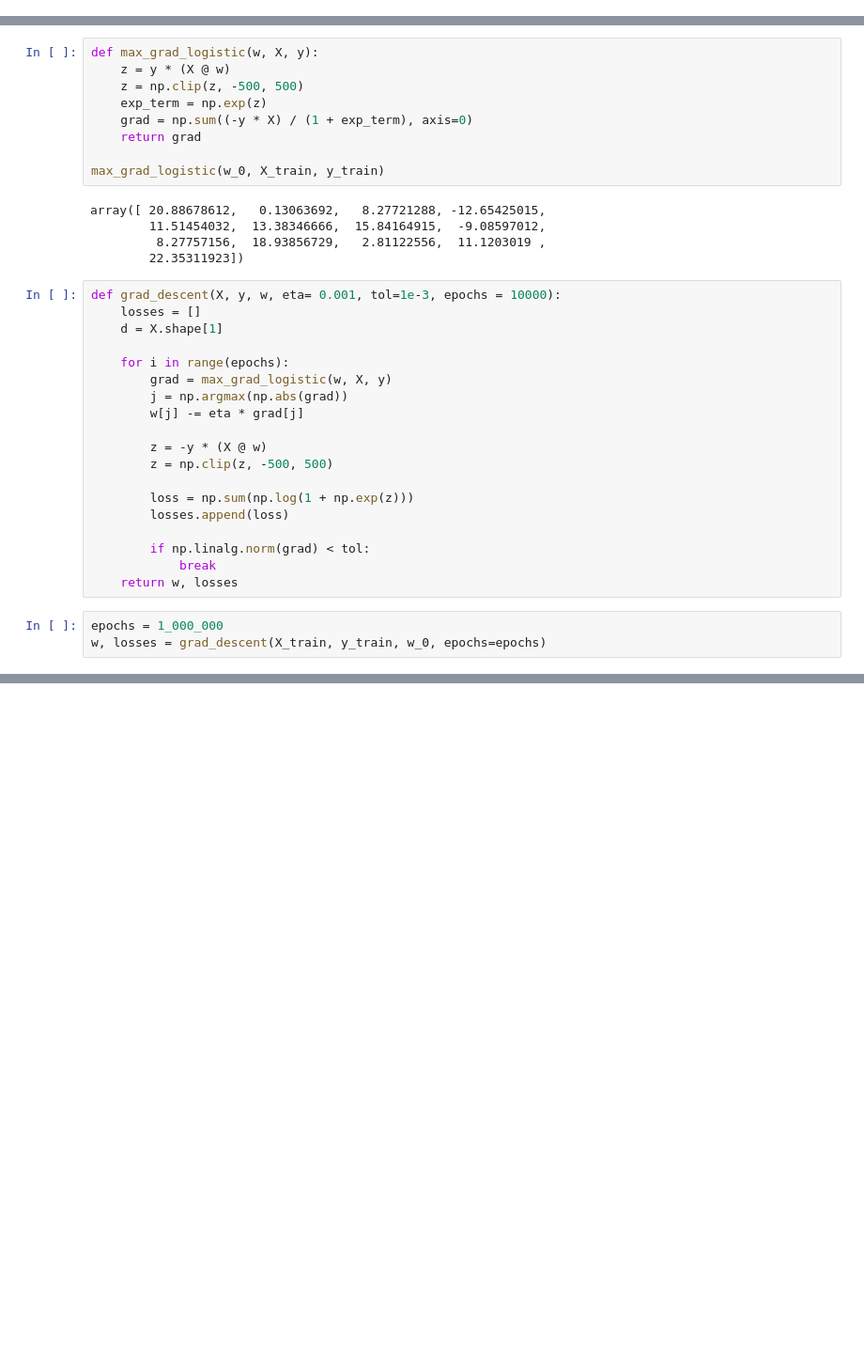
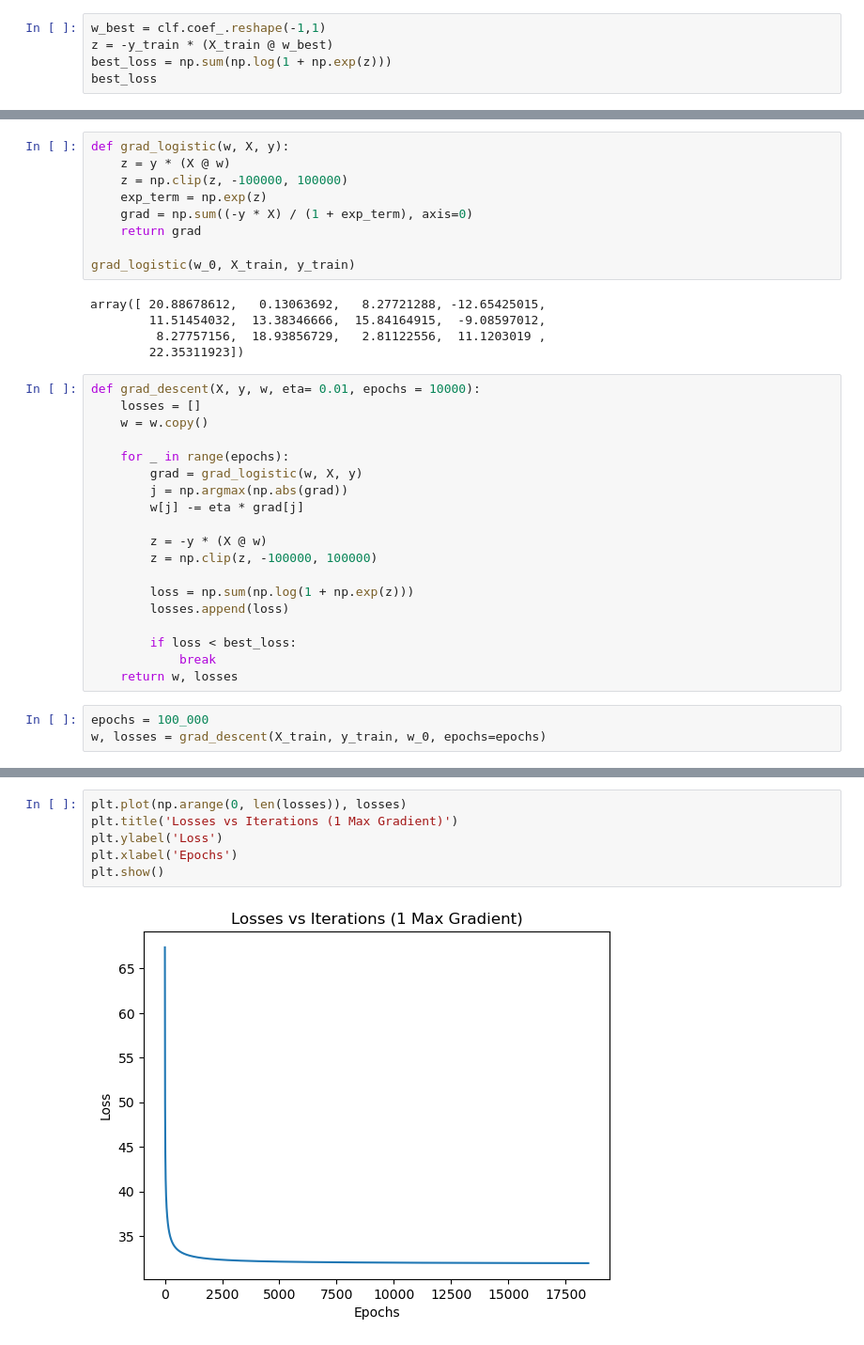
Before and after one commit to raoguchi/COORDINATE_DESC_C251, a Jupyter notebook: code.ipynb, the cells around one changed output, grey strips where cells are left out. Shown: that part at 94% size. Cells and saved outputs as stored; diff of their text form; blank space fills up the shorter version.

```diff
--- a/code.ipynb
+++ b/code.ipynb
@@ -73,0 +66,5 @@ round(loss, 5)
+# %%
+w_best = clf.coef_.reshape(-1,1)
+z = -y_train * (X_train @ w_best)
+best_loss = np.sum(np.log(1 + np.exp(z)))
+best_loss
@@ -81,38 +80,38 @@ $$
 w_0 = np.zeros(X_train.shape[1])
 w_0 = np.array(w_0).reshape(-1, 1)
 # %%
-def max_grad_logistic(w, X, y):
+def grad_logistic(w, X, y):
     z = y * (X @ w)
-    z = np.clip(z, -500, 500)
+    z = np.clip(z, -100000, 100000)
     exp_term = np.exp(z)
     grad = np.sum((-y * X) / (1 + exp_term), axis=0)
     return grad
 
-max_grad_logistic(w_0, X_train, y_train)
+grad_logistic(w_0, X_train, y_train)
 # %% [output]
 array([ 20.88678612,   0.13063692,   8.27721288, -12.65425015,
         11.51454032,  13.38346666,  15.84164915,  -9.08597012,
          8.27757156,  18.93856729,   2.81122556,  11.1203019 ,
         22.35311923])
 # %%
-def grad_descent(X, y, w, eta= 0.001, tol=1e-3, epochs = 10000):
+def grad_descent(X, y, w, eta= 0.01, epochs = 10000):
     losses = []
-    d = X.shape[1]
+    w = w.copy()
 
-    for i in range(epochs):
-        grad = max_grad_logistic(w, X, y)
+    for _ in range(epochs):
+        grad = grad_logistic(w, X, y)
         j = np.argmax(np.abs(grad))
         w[j] -= eta * grad[j]
 
         z = -y * (X @ w)
-        z = np.clip(z, -500, 500)
+        z = np.clip(z, -100000, 100000)
 
         loss = np.sum(np.log(1 + np.exp(z)))
         losses.append(loss)
 
-        if np.linalg.norm(grad) < tol:
+        if loss < best_loss:
             break
     return w, losses
 # %%
-epochs = 1_000_000
+epochs = 100_000
 w, losses = grad_descent(X_train, y_train, w_0, epochs=epochs)
@@ -145,0 +118,8 @@ array([[-4.80118387, -1.65497808, -3.85017981,  5.24783838, -0.5094167 ,
+# %%
+plt.plot(np.arange(0, len(losses)), losses)
+plt.title('Losses vs Iterations (1 Max Gradient)')
+plt.ylabel('Loss')
+plt.xlabel('Epochs')
+plt.show()
+# %% [output]
+[figure, added]
```
Also changed, not shown: parts of 31 cells of this notebook.
